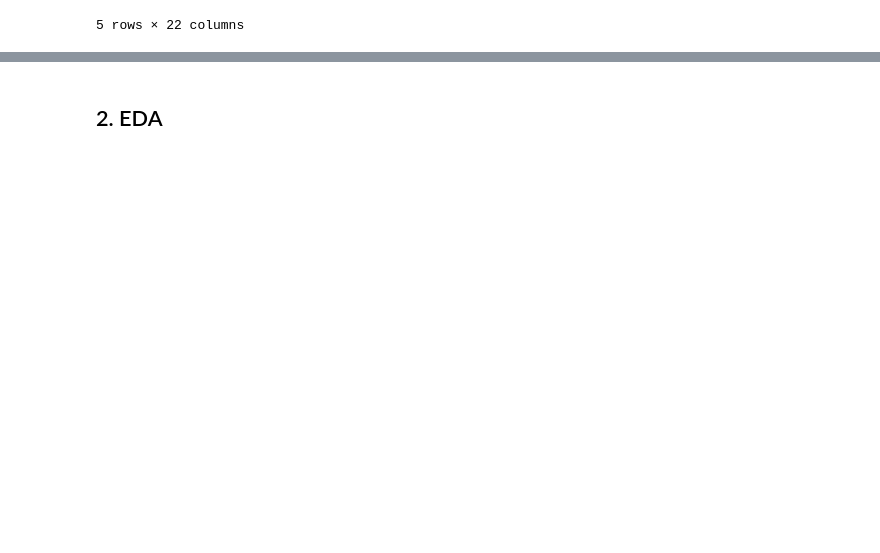
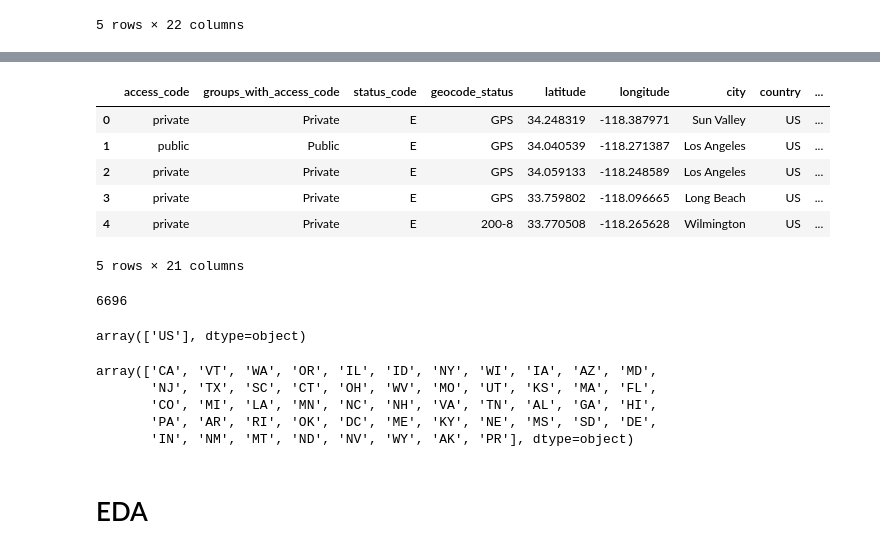
Before and after one commit to Damarispaul/Ev_Stations, a Jupyter notebook: kezia.ipynb, the cells around one changed output, grey strips where cells are left out. Cells and saved outputs as stored; diff of their text form; code cells hidden in the pictures; blank space fills up the shorter version.

```diff
--- a/kezia.ipynb
+++ b/kezia.ipynb
@@ -360,0 +363,2 @@ df.head()
+# %%
+df.reset_index(drop=True, inplace=True)
@@ -360,0 +620,28 @@ df.head()
+# %%
+# dropping some date columns
+df = df.drop(['open_date', 'updated_at'], axis=1)
+df.head()
+# %% [output]
+|  | access_code | groups_with_access_code | status_code | geocode_status | latitude | longitude | city | country | ... |
+| 0 | private | Private | E | GPS | 34.248319 | -118.387971 | Sun Valley | US | ... |
+| 1 | public | Public | E | GPS | 34.040539 | -118.271387 | Los Angeles | US | ... |
+| 2 | private | Private | E | GPS | 34.059133 | -118.248589 | Los Angeles | US | ... |
+| 3 | private | Private | E | GPS | 33.759802 | -118.096665 | Long Beach | US | ... |
+| 4 | private | Private | E | 200-8 | 33.770508 | -118.265628 | Wilmington | US | ... |
+5 rows × 21 columns
+# %%
+df.city.unique().size
+# %% [output]
+6696
+# %%
+df.country.unique()
+# %% [output]
+array(['US'], dtype=object)
+# %%
+df.state.unique()
+# %% [output]
+array(['CA', 'VT', 'WA', 'OR', 'IL', 'ID', 'NY', 'WI', 'IA', 'AZ', 'MD',
+       'NJ', 'TX', 'SC', 'CT', 'OH', 'WV', 'MO', 'UT', 'KS', 'MA', 'FL',
+       'CO', 'MI', 'LA', 'MN', 'NC', 'NH', 'VA', 'TN', 'AL', 'GA', 'HI',
+       'PA', 'AR', 'RI', 'OK', 'DC', 'ME', 'KY', 'NE', 'MS', 'SD', 'DE',
+       'IN', 'NM', 'MT', 'ND', 'NV', 'WY', 'AK', 'PR'], dtype=object)
@@ -361,2 +650,2 @@ df.head()
 # %% [markdown]
-## 2. EDA
+# EDA
```
Also changed, not shown: parts of 26 cells of this notebook, 2 other files.
